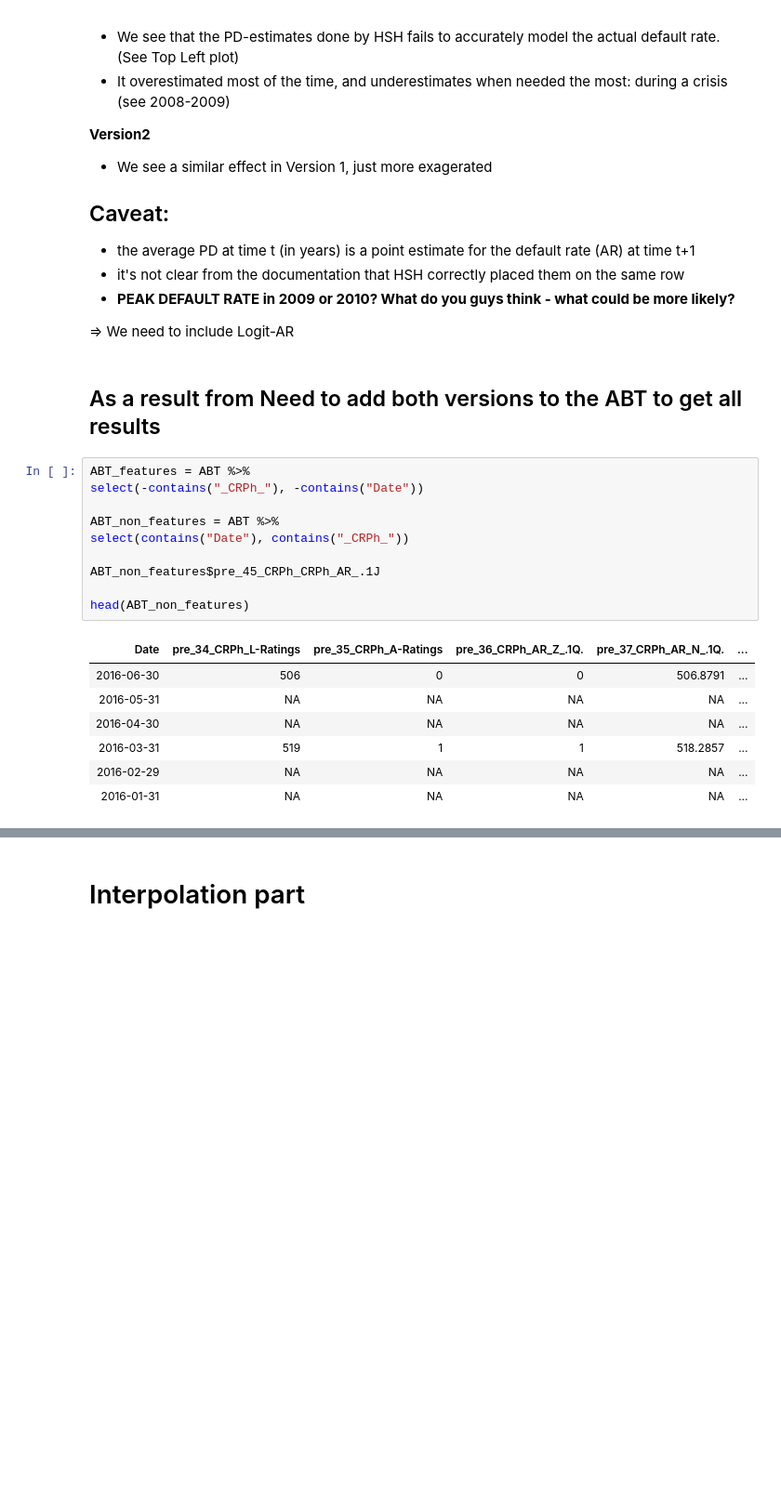
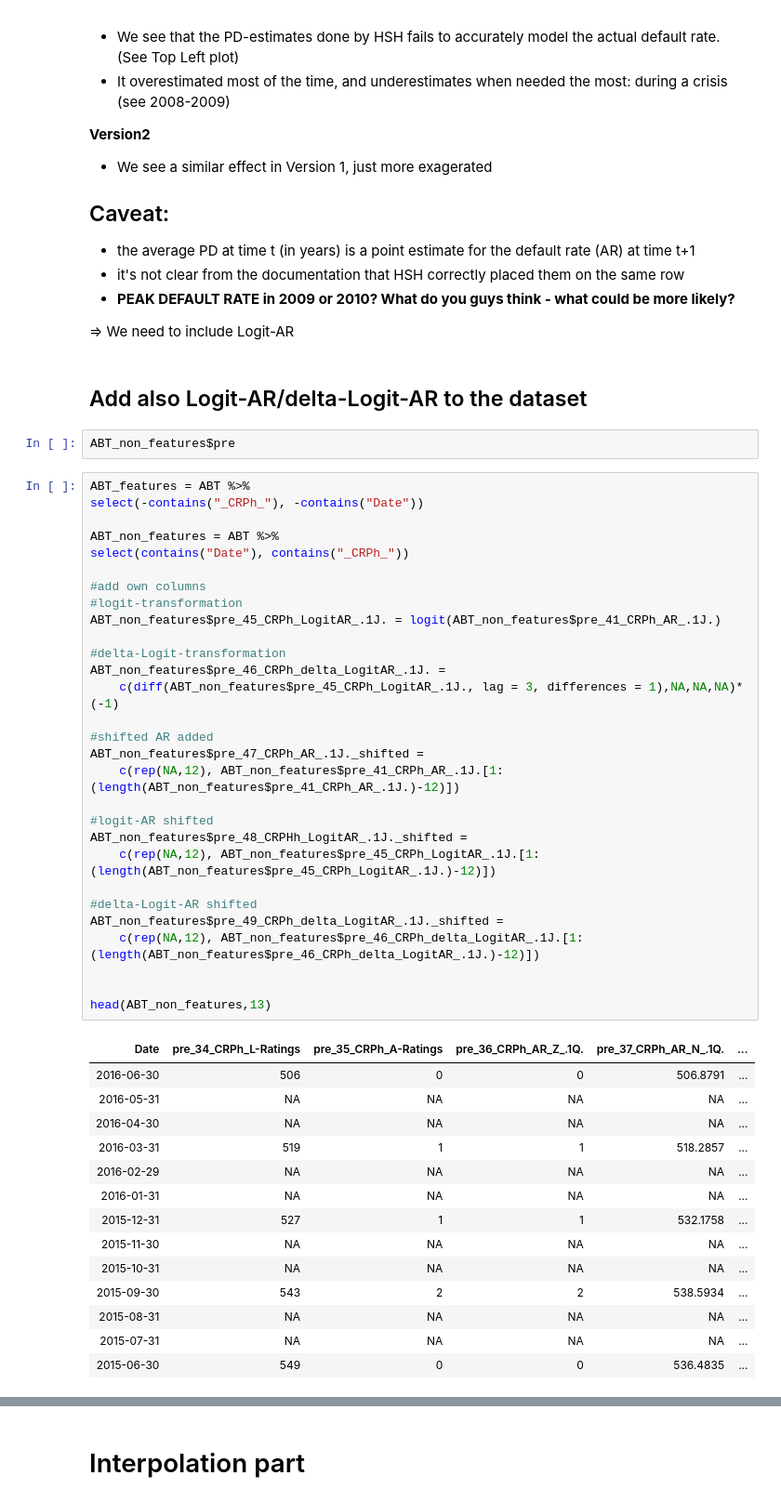
Before and after one commit to uhoenig/Default-Modelling, a Jupyter notebook: 0_ABT.ipynb, the cells around one changed output, grey strips where cells are left out. Shown: that part at 93% size. Drawn from its saved outputs; the diff is of its cells as text; blank space fills up the shorter version.

```diff
--- a/0_ABT.ipynb
+++ b/0_ABT.ipynb
@@ -340,23 +374,51 @@ __Version2__
 
 
 => We need to include Logit-AR
-# %% [markdown]
-## As a result from Need to add both versions to the ABT to get all results
-# %%
-ABT_features = ABT %>%
-select(-contains("_CRPh_"), -contains("Date"))
-
-ABT_non_features = ABT %>%
-select(contains("Date"), contains("_CRPh_"))
-
-ABT_non_features$pre_45_CRPh_CRPh_AR_.1J
-
-head(ABT_non_features)
-# %% [output]
-| Date | pre_34_CRPh_L-Ratings | pre_35_CRPh_A-Ratings | pre_36_CRPh_AR_Z_.1Q. | pre_37_CRPh_AR_N_.1Q. | ... |
-| 2016-06-30 | 506 | 0 | 0 | 506.8791 | ... |
-| 2016-05-31 | NA | NA | NA | NA | ... |
-| 2016-04-30 | NA | NA | NA | NA | ... |
-| 2016-03-31 | 519 | 1 | 1 | 518.2857 | ... |
-| 2016-02-29 | NA | NA | NA | NA | ... |
-| 2016-01-31 | NA | NA | NA | NA | ... |
+# %% [markdown]
+## Add also Logit-AR/delta-Logit-AR to the dataset
+# %%
+ABT_non_features$pre
+# %%
+ABT_features = ABT %>%
+select(-contains("_CRPh_"), -contains("Date"))
+
+ABT_non_features = ABT %>%
+select(contains("Date"), contains("_CRPh_"))
+
+#add own columns
+#logit-transformation
+ABT_non_features$pre_45_CRPh_LogitAR_.1J. = logit(ABT_non_features$pre_41_CRPh_AR_.1J.)
+
+#delta-Logit-transformation
+ABT_non_features$pre_46_CRPh_delta_LogitAR_.1J. =
+    c(diff(ABT_non_features$pre_45_CRPh_LogitAR_.1J., lag = 3, differences = 1),NA,NA,NA)*(-1)
+
+#shifted AR added
+ABT_non_features$pre_47_CRPh_AR_.1J._shifted =
+    c(rep(NA,12), ABT_non_features$pre_41_CRPh_AR_.1J.[1:(length(ABT_non_features$pre_41_CRPh_AR_.1J.)-12)])
+
+#logit-AR shifted
+ABT_non_features$pre_48_CRPHh_LogitAR_.1J._shifted =
+    c(rep(NA,12), ABT_non_features$pre_45_CRPh_LogitAR_.1J.[1:(length(ABT_non_features$pre_45_CRPh_LogitAR_.1J.)-12)])
+
+#delta-Logit-AR shifted
+ABT_non_features$pre_49_CRPh_delta_LogitAR_.1J._shifted =
+    c(rep(NA,12), ABT_non_features$pre_46_CRPh_delta_LogitAR_.1J.[1:(length(ABT_non_features$pre_46_CRPh_delta_LogitAR_.1J.)-12)])
+
+
+head(ABT_non_features,13)
+# %% [output]
+| Date | pre_34_CRPh_L-Ratings | pre_35_CRPh_A-Ratings | pre_36_CRPh_AR_Z_.1Q. | pre_37_CRPh_AR_N_.1Q. | ... |
+| 2016-06-30 | 506 | 0 | 0 | 506.8791 | ... |
+| 2016-05-31 | NA | NA | NA | NA | ... |
+| 2016-04-30 | NA | NA | NA | NA | ... |
+| 2016-03-31 | 519 | 1 | 1 | 518.2857 | ... |
+| 2016-02-29 | NA | NA | NA | NA | ... |
+| 2016-01-31 | NA | NA | NA | NA | ... |
+| 2015-12-31 | 527 | 1 | 1 | 532.1758 | ... |
+| 2015-11-30 | NA | NA | NA | NA | ... |
+| 2015-10-31 | NA | NA | NA | NA | ... |
+| 2015-09-30 | 543 | 2 | 2 | 538.5934 | ... |
+| 2015-08-31 | NA | NA | NA | NA | ... |
+| 2015-07-31 | NA | NA | NA | NA | ... |
+| 2015-06-30 | 549 | 0 | 0 | 536.4835 | ... |
```
Also changed, not shown: parts of 23 cells of this notebook.
